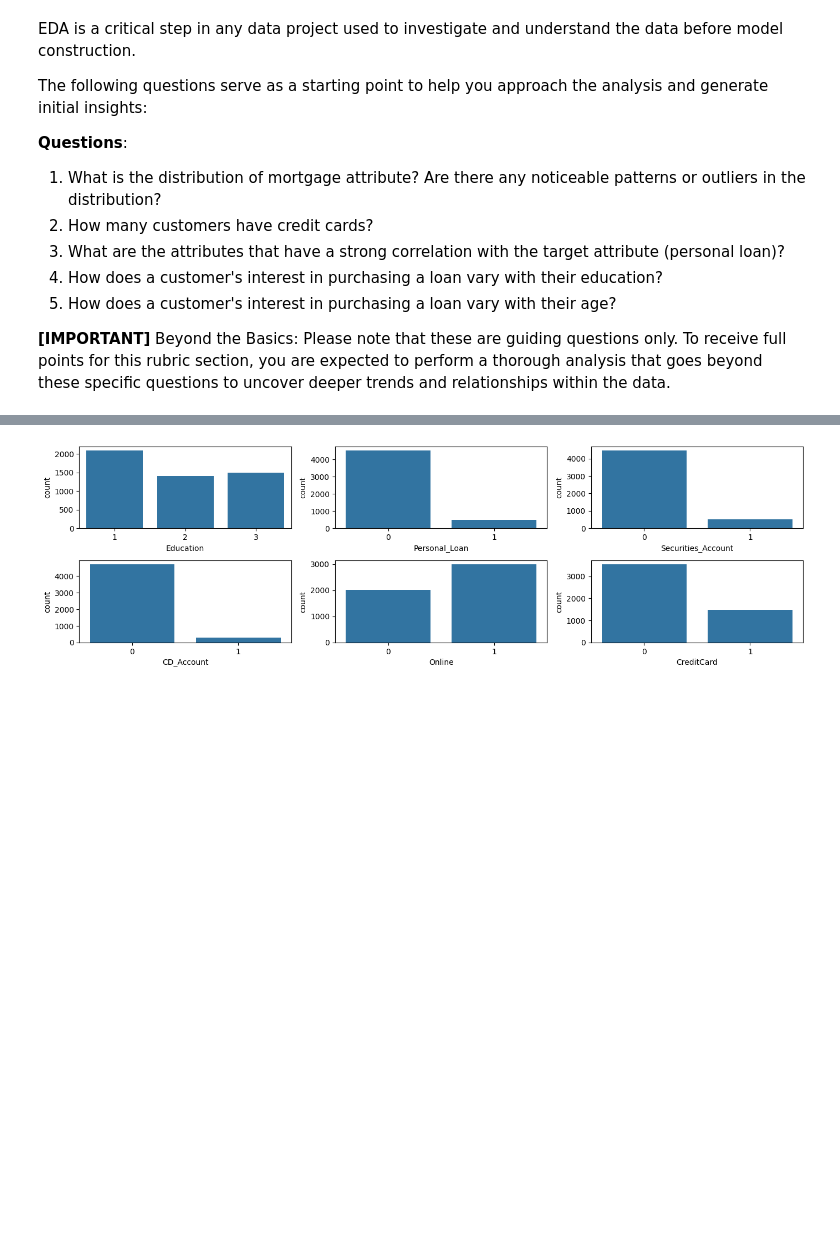
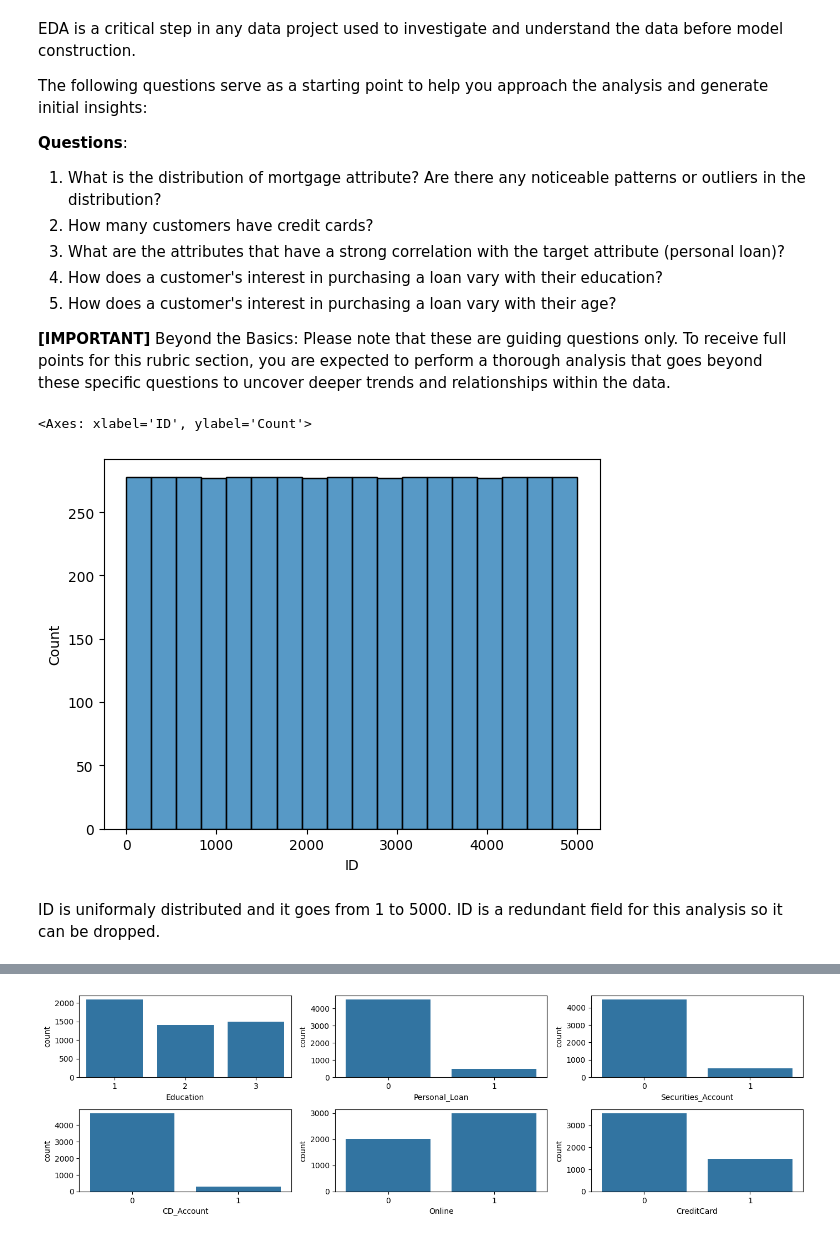
Before and after one commit to AkshayGovindaraj/GoogleColab, a Jupyter notebook: AIML_ML_Project_Full_Code_Notebookv1.ipynb, the cells around one changed output, grey strips where cells are left out. Cells and saved outputs as stored; diff of their text form; code cells hidden in the pictures; blank space fills up the shorter version.

```diff
--- a/AIML_ML_Project_Full_Code_Notebookv1.ipynb
+++ b/AIML_ML_Project_Full_Code_Notebookv1.ipynb
@@ -152,3 +171,10 @@ The following questions serve as a starting point to help you approach the analy
 5. How does a customer's interest in purchasing a loan vary with their age?
 
 **[IMPORTANT]** Beyond the Basics: Please note that these are guiding questions only. To receive full points for this rubric section, you are expected to perform a thorough analysis that goes beyond these specific questions to uncover deeper trends and relationships within the data.
+# %%
+sns.histplot(data=data, x='ID')
+# %% [output]
+<Axes: xlabel='ID', ylabel='Count'>
+[figure, added]
+# %% [markdown]
+ID is uniformaly distributed and it goes from 1 to 5000. ID is a redundant field for this analysis so it can be dropped.
```
Also changed, not shown: parts of 25 cells of this notebook.
